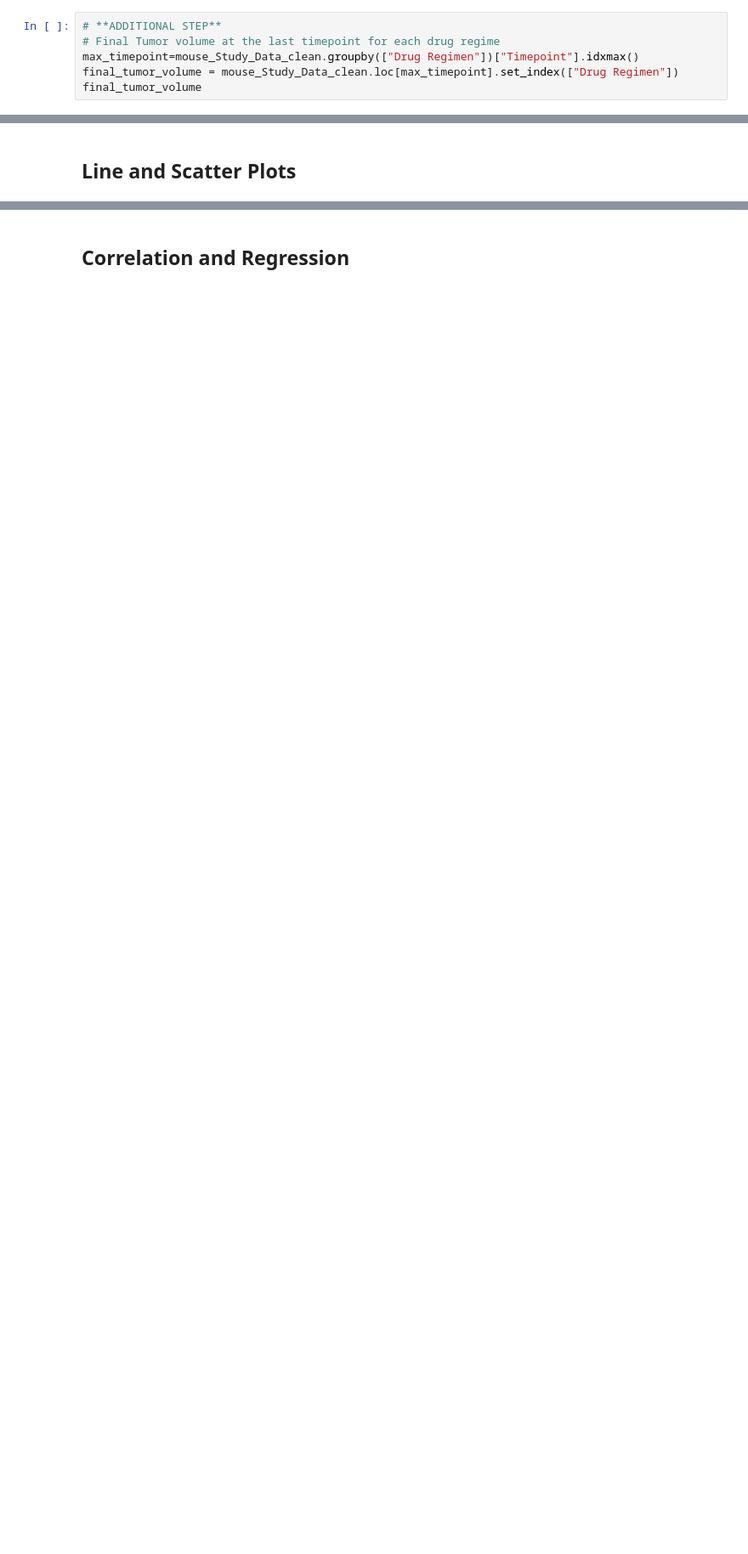
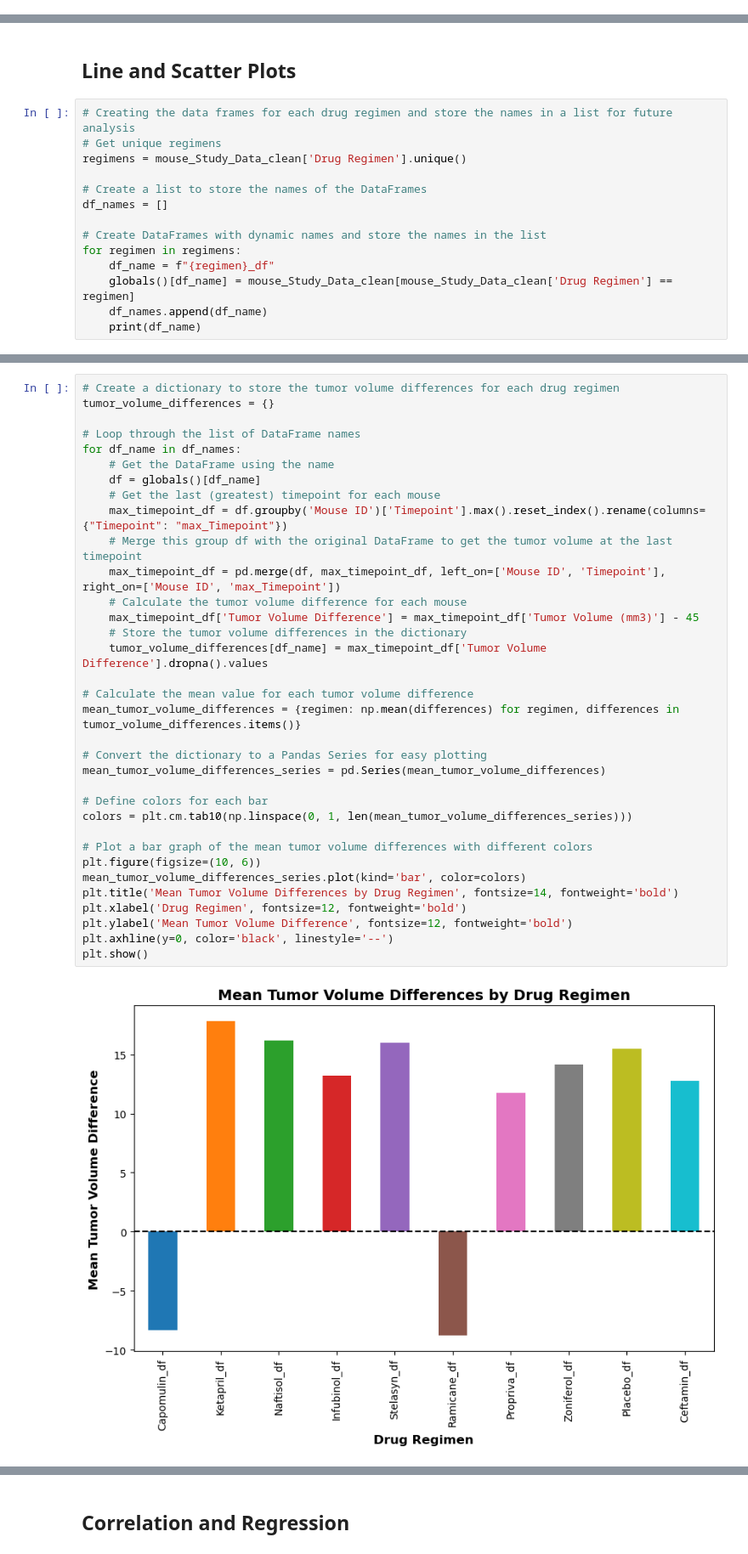
Before and after one commit to Saurabh-Lakhanpal/matplotlib-challenge, a Jupyter notebook: Pymaceuticals/pymaceuticals_solution.ipynb, the cells around one changed output, grey strips where cells are left out. Shown: that part at 85% size. Cells and saved outputs as stored; diff of their text form; blank space fills up the shorter version.

```diff
--- a/Pymaceuticals/pymaceuticals_solution.ipynb
+++ b/Pymaceuticals/pymaceuticals_solution.ipynb
@@ -302,9 +302,3 @@ plt.show()
 [figure]
 # %% [markdown]
 ## Quartiles, Outliers and Boxplots
-# %%
-# **ADDITIONAL STEP**
-# Final Tumor volume at the last timepoint for each drug regime
-max_timepoint=mouse_Study_Data_clean.groupby(["Drug Regimen"])["Timepoint"].idxmax()
-final_tumor_volume = mouse_Study_Data_clean.loc[max_timepoint].set_index(["Drug Regimen"])
-final_tumor_volume
@@ -435,3 +395,17 @@ plt.show()
 [figure]
 # %% [markdown]
 ## Line and Scatter Plots
+# %%
+# Creating the data frames for each drug regimen and store the names in a list for future analysis
+# Get unique regimens
+regimens = mouse_Study_Data_clean['Drug Regimen'].unique()
+
+# Create a list to store the names of the DataFrames
+df_names = []
+
+# Create DataFrames with dynamic names and store the names in the list
+for regimen in regimens:
+    df_name = f"{regimen}_df"
+    globals()[df_name] = mouse_Study_Data_clean[mouse_Study_Data_clean['Drug Regimen'] == regimen]
+    df_names.append(df_name)
+    print(df_name)
@@ -438 +423,37 @@ plt.show()
+# %%
+# Create a dictionary to store the tumor volume differences for each drug regimen
+tumor_volume_differences = {}
+
+# Loop through the list of DataFrame names
+for df_name in df_names:
+    # Get the DataFrame using the name
+    df = globals()[df_name]
+    # Get the last (greatest) timepoint for each mouse
+    max_timepoint_df = df.groupby('Mouse ID')['Timepoint'].max().reset_index().rename(columns={"Timepoint": "max_Timepoint"})
+    # Merge this group df with the original DataFrame to get the tumor volume at the last timepoint
+    max_timepoint_df = pd.merge(df, max_timepoint_df, left_on=['Mouse ID', 'Timepoint'], right_on=['Mouse ID', 'max_Timepoint'])
+    # Calculate the tumor volume difference for each mouse
+    max_timepoint_df['Tumor Volume Difference'] = max_timepoint_df['Tumor Volume (mm3)'] - 45
+    # Store the tumor volume differences in the dictionary
+    tumor_volume_differences[df_name] = max_timepoint_df['Tumor Volume Difference'].dropna().values
+
+# Calculate the mean value for each tumor volume difference
+mean_tumor_volume_differences = {regimen: np.mean(differences) for regimen, differences in tumor_volume_differences.items()}
+
+# Convert the dictionary to a Pandas Series for easy plotting
+mean_tumor_volume_differences_series = pd.Series(mean_tumor_volume_differences)
+
+# Define colors for each bar
+colors = plt.cm.tab10(np.linspace(0, 1, len(mean_tumor_volume_differences_series)))
+
+# Plot a bar graph of the mean tumor volume differences with different colors
+plt.figure(figsize=(10, 6))
+mean_tumor_volume_differences_series.plot(kind='bar', color=colors)
+plt.title('Mean Tumor Volume Differences by Drug Regimen', fontsize=14, fontweight='bold')
+plt.xlabel('Drug Regimen', fontsize=12, fontweight='bold')
+plt.ylabel('Mean Tumor Volume Difference', fontsize=12, fontweight='bold')
+plt.axhline(y=0, color='black', linestyle='--')
+plt.show()
+# %% [output]
+[figure, added]
 # %%
```
Also changed, not shown: parts of 7 cells of this notebook, 3 other files.
